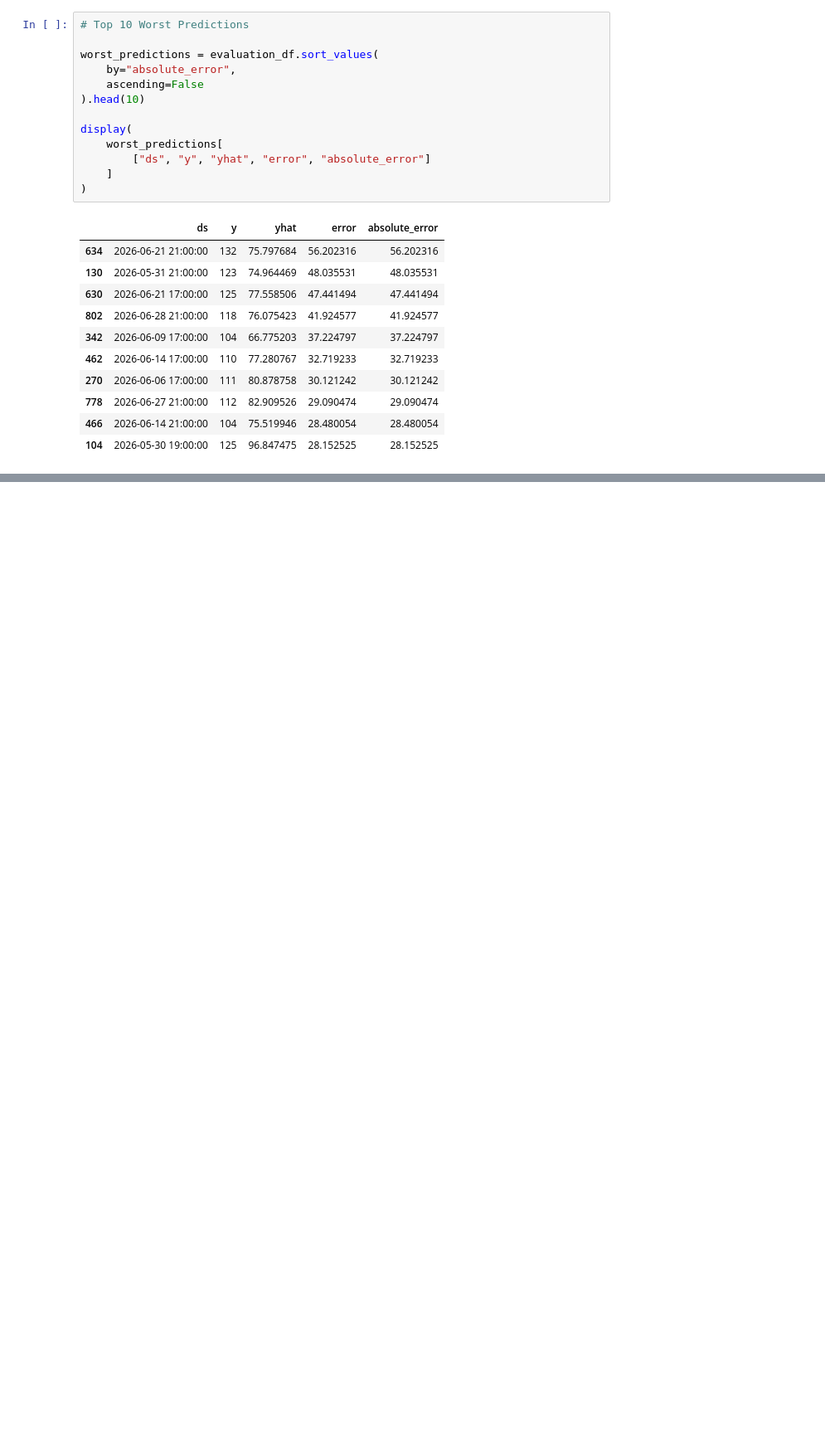
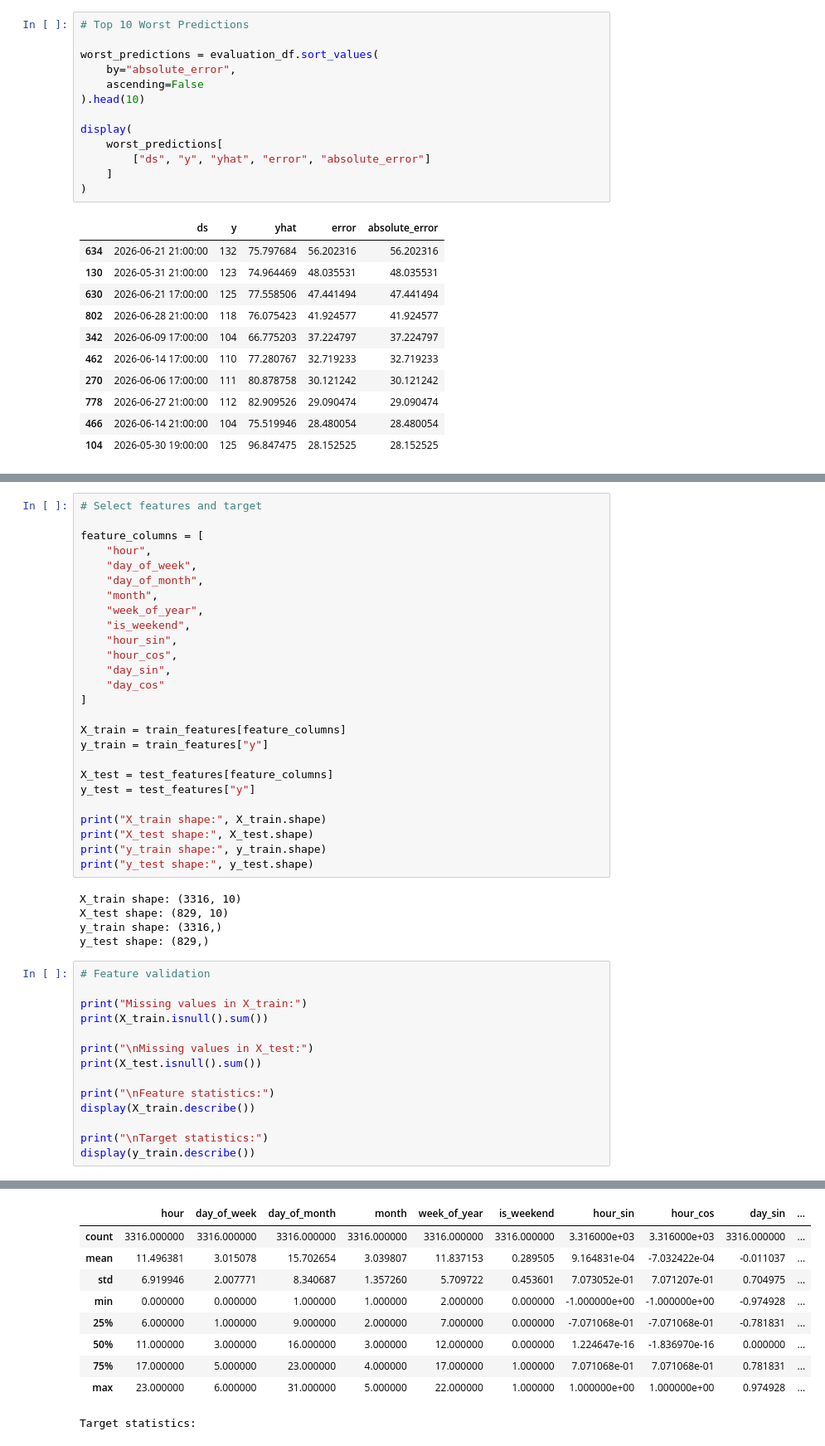
Before and after one commit to iabhishek765/snabbit_demand_predictor, a Jupyter notebook: notebooks/eda_and_modeling.ipynb, the cells around one changed output, grey strips where cells are left out. Shown at 83% size. Drawn from its saved outputs; the diff is of its cells as text; blank space fills up the shorter version.

```diff
--- a/notebooks/eda_and_modeling.ipynb
+++ b/notebooks/eda_and_modeling.ipynb
@@ -929,0 +1055,46 @@ display(
+# %%
+# Select features and target
+
+feature_columns = [
+    "hour",
+    "day_of_week",
+    "day_of_month",
+    "month",
+    "week_of_year",
+    "is_weekend",
+    "hour_sin",
+    "hour_cos",
+    "day_sin",
+    "day_cos"
+]
+
+X_train = train_features[feature_columns]
+y_train = train_features["y"]
+
+X_test = test_features[feature_columns]
+y_test = test_features["y"]
+
+print("X_train shape:", X_train.shape)
+print("X_test shape:", X_test.shape)
+print("y_train shape:", y_train.shape)
+print("y_test shape:", y_test.shape)
+# %% [output]
+X_train shape: (3316, 10)
+X_test shape: (829, 10)
+y_train shape: (3316,)
+y_test shape: (829,)
+# %%
+# Feature validation
+
+print("Missing values in X_train:")
+print(X_train.isnull().sum())
+
+print("\nMissing values in X_test:")
+print(X_test.isnull().sum())
+
+print("\nFeature statistics:")
+display(X_train.describe())
+
+print("\nTarget statistics:")
+display(y_train.describe())
+# %% [output]
@@ -929,0 +1118,10 @@ display(
+|  | hour | day_of_week | day_of_month | month | week_of_year | is_weekend | hour_sin | hour_cos | day_sin | ... |
+| count | 3316.000000 | 3316.000000 | 3316.000000 | 3316.000000 | 3316.000000 | 3316.000000 | 3.316000e+03 | 3.316000e+03 | 3316.000000 | ... |
+| mean | 11.496381 | 3.015078 | 15.702654 | 3.039807 | 11.837153 | 0.289505 | 9.164831e-04 | -7.032422e-04 | -0.011037 | ... |
+| std | 6.919946 | 2.007771 | 8.340687 | 1.357260 | 5.709722 | 0.453601 | 7.073052e-01 | 7.071207e-01 | 0.704975 | ... |
+| min | 0.000000 | 0.000000 | 1.000000 | 1.000000 | 2.000000 | 0.000000 | -1.000000e+00 | -1.000000e+00 | -0.974928 | ... |
+| 25% | 6.000000 | 1.000000 | 9.000000 | 2.000000 | 7.000000 | 0.000000 | -7.071068e-01 | -7.071068e-01 | -0.781831 | ... |
+| 50% | 11.000000 | 3.000000 | 16.000000 | 3.000000 | 12.000000 | 0.000000 | 1.224647e-16 | -1.836970e-16 | 0.000000 | ... |
+| 75% | 17.000000 | 5.000000 | 23.000000 | 4.000000 | 17.000000 | 1.000000 | 7.071068e-01 | 7.071068e-01 | 0.781831 | ... |
+| max | 23.000000 | 6.000000 | 31.000000 | 5.000000 | 22.000000 | 1.000000 | 1.000000e+00 | 1.000000e+00 | 0.974928 | ... |
+Target statistics:
```
Also changed, not shown: parts of 21 cells of this notebook, 8 other files.
